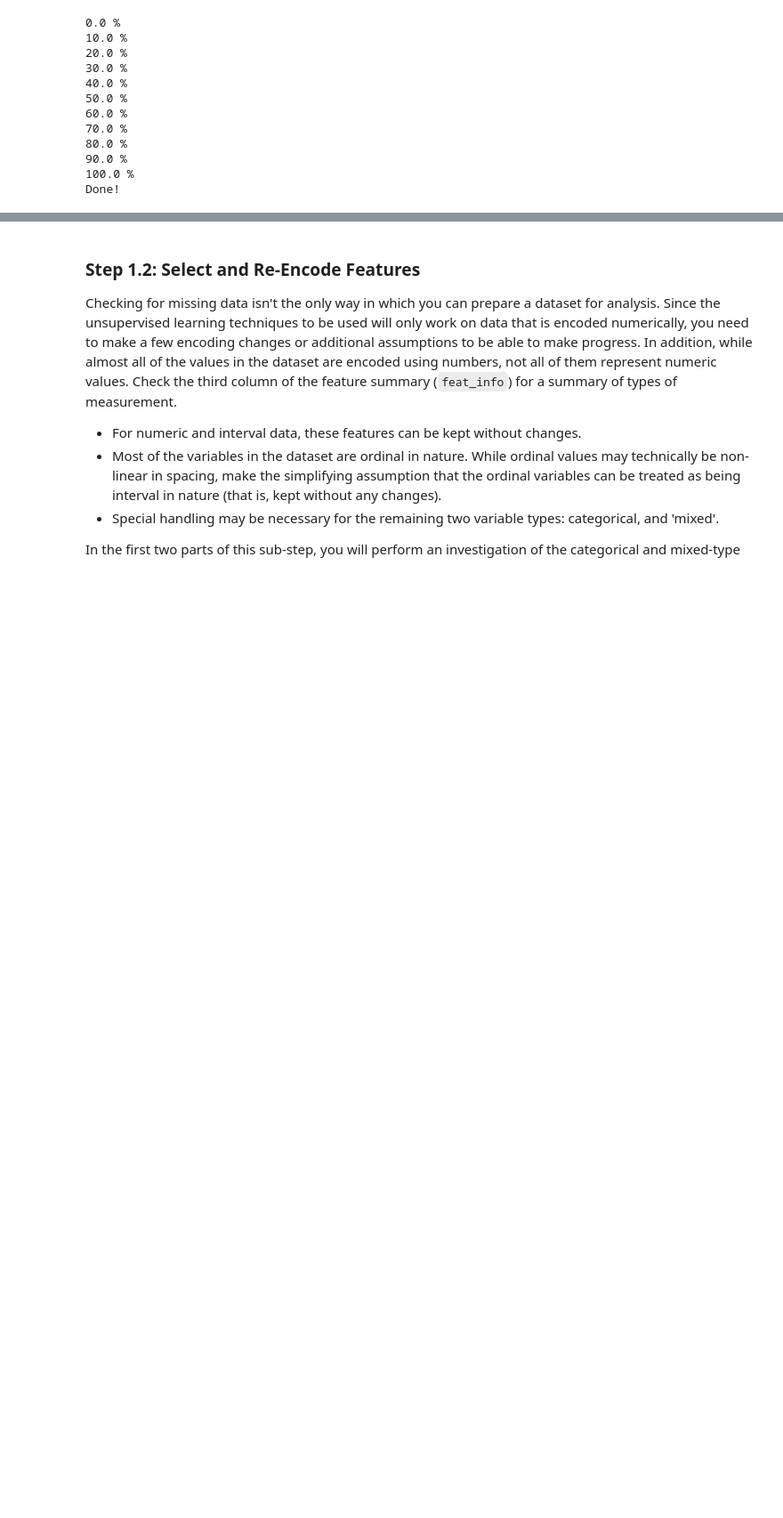
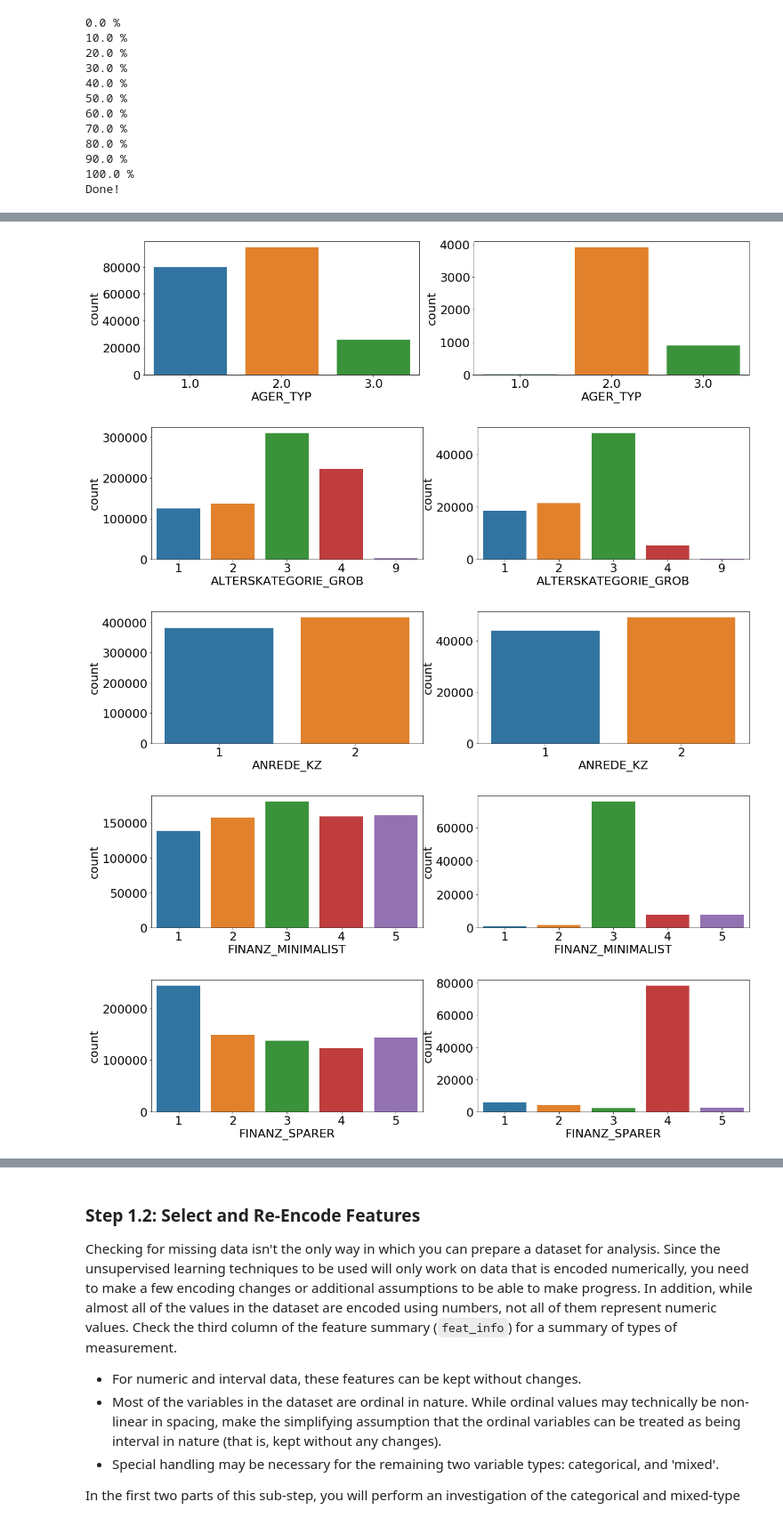
Before and after one commit to dylan-shao/ML-DS-Udacity_Data_Scientist_Nanodegree, a Jupyter notebook: 0. Projects/Unspuervised Learning: Identify_Customer_Segments/Identify_Customer_Segments.ipynb, the cells around one changed output, grey strips where cells are left out. Shown at 89% size. Cells and saved outputs as stored; diff of their text form; code cells hidden in the pictures; blank space fills up the shorter version.

```diff
--- a/0. Projects/Unspuervised Learning: Identify_Customer_Segments/Identify_Customer_Segments.ipynb
+++ b/0. Projects/Unspuervised Learning: Identify_Customer_Segments/Identify_Customer_Segments.ipynb
@@ -340,0 +368,14 @@ subset_above_threshold = azdias_filled_nan.iloc[subset_above_threshold_indexes]
+# %%
+# get the subsets from indexes,
+# filled data without nan
+filled_subset_below_threshold = azdias_filled_nan.iloc[subset_below_threshold_indexes]
+filled_subset_above_threshold = azdias_filled_nan.iloc[subset_above_threshold_indexes]
+
+for item in compare_labels:
+    compare_and_plot(item, filled_subset_below_threshold, filled_subset_above_threshold)
+# %% [output]
+[figure, added]
+[figure, added]
+[figure, added]
+[figure, added]
+[figure, added]
```
Also changed, not shown: parts of 8 cells of this notebook, 21 other files.
